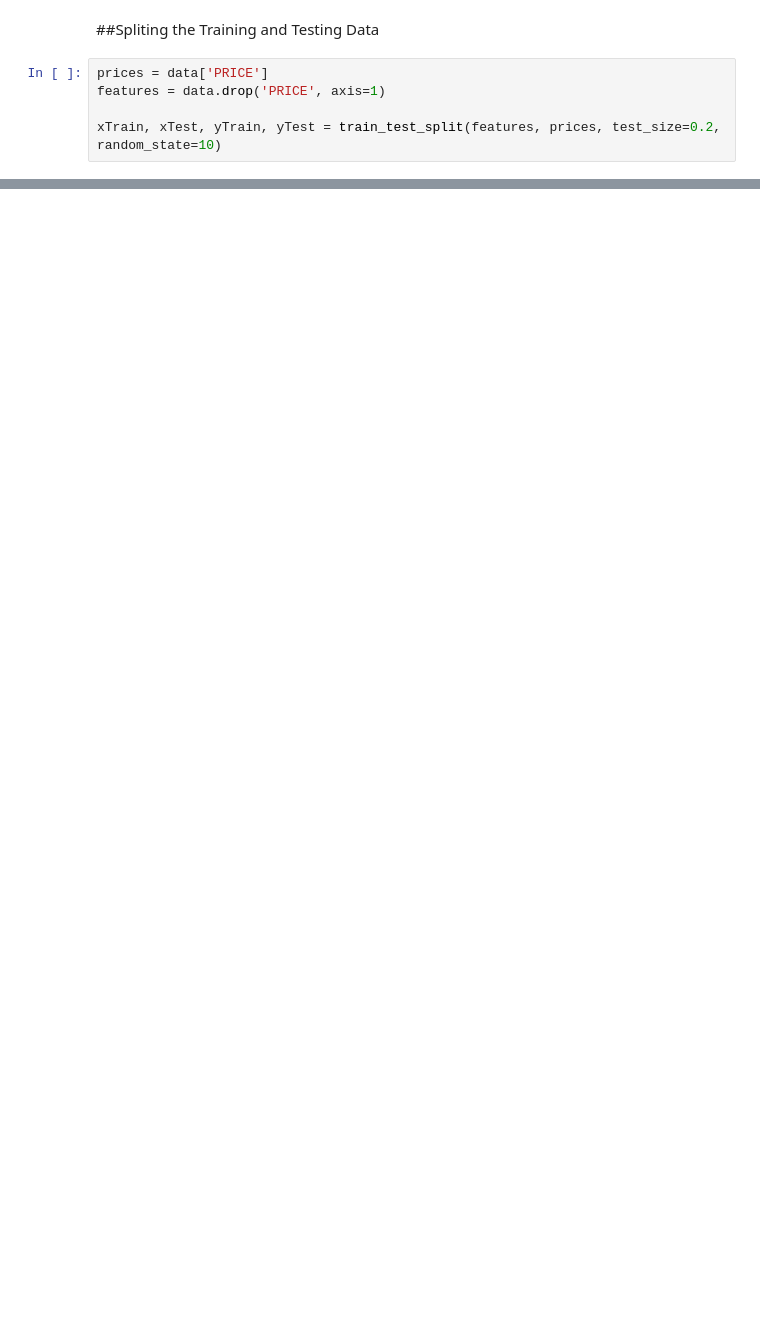
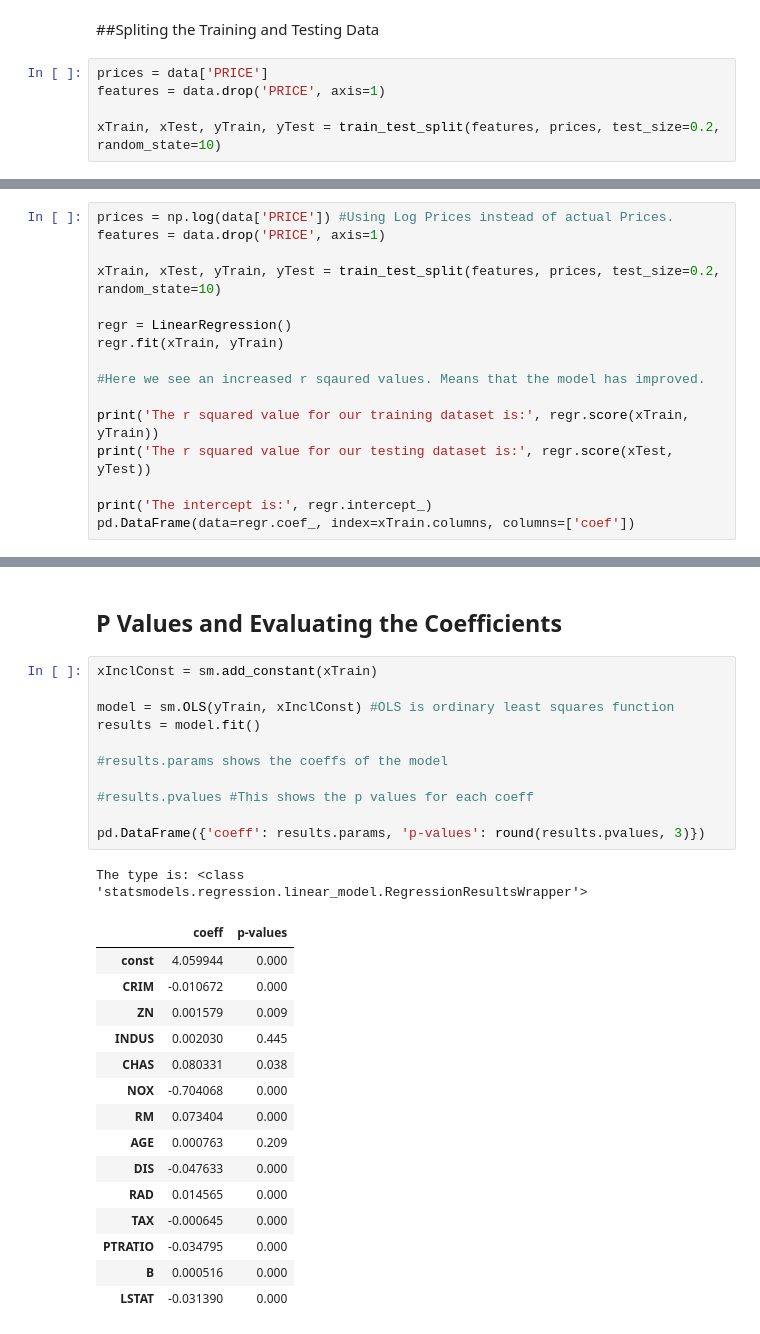
Before and after one commit to makhijakabir/machine-learning, a Jupyter notebook: multivariateRegressionBHP.ipynb, the cells around one changed output, grey strips where cells are left out. Saved outputs shown, nothing was run; the diff lists cells and outputs as text; blank space fills up the shorter version.

```diff
--- a/multivariateRegressionBHP.ipynb
+++ b/multivariateRegressionBHP.ipynb
@@ -293,0 +372,16 @@ xTrain, xTest, yTrain, yTest = train_test_split(features, prices, test_size=0.2,
+# %%
+prices = np.log(data['PRICE']) #Using Log Prices instead of actual Prices.
+features = data.drop('PRICE', axis=1)
+
+xTrain, xTest, yTrain, yTest = train_test_split(features, prices, test_size=0.2, random_state=10)
+
+regr = LinearRegression()
+regr.fit(xTrain, yTrain)
+
+#Here we see an increased r sqaured values. Means that the model has improved.
+
+print('The r squared value for our training dataset is:', regr.score(xTrain, yTrain))
+print('The r squared value for our testing dataset is:', regr.score(xTest, yTest))
+
+print('The intercept is:', regr.intercept_)
+pd.DataFrame(data=regr.coef_, index=xTrain.columns, columns=['coef'])
@@ -293,0 +406,30 @@ xTrain, xTest, yTrain, yTest = train_test_split(features, prices, test_size=0.2,
+# %% [markdown]
+## P Values and Evaluating the Coefficients
+# %%
+xInclConst = sm.add_constant(xTrain)
+
+model = sm.OLS(yTrain, xInclConst) #OLS is ordinary least squares function
+results = model.fit()
+
+#results.params shows the coeffs of the model
+
+#results.pvalues #This shows the p values for each coeff
+
+pd.DataFrame({'coeff': results.params, 'p-values': round(results.pvalues, 3)})
+# %% [output]
+The type is: <class 'statsmodels.regression.linear_model.RegressionResultsWrapper'>
+|  | coeff | p-values |
+| const | 4.059944 | 0.000 |
+| CRIM | -0.010672 | 0.000 |
+| ZN | 0.001579 | 0.009 |
+| INDUS | 0.002030 | 0.445 |
+| CHAS | 0.080331 | 0.038 |
+| NOX | -0.704068 | 0.000 |
+| RM | 0.073404 | 0.000 |
+| AGE | 0.000763 | 0.209 |
+| DIS | -0.047633 | 0.000 |
+| RAD | 0.014565 | 0.000 |
+| TAX | -0.000645 | 0.000 |
+| PTRATIO | -0.034795 | 0.000 |
+| B | 0.000516 | 0.000 |
+| LSTAT | -0.031390 | 0.000 |
```
Also changed, not shown: parts of 11 cells of this notebook.
